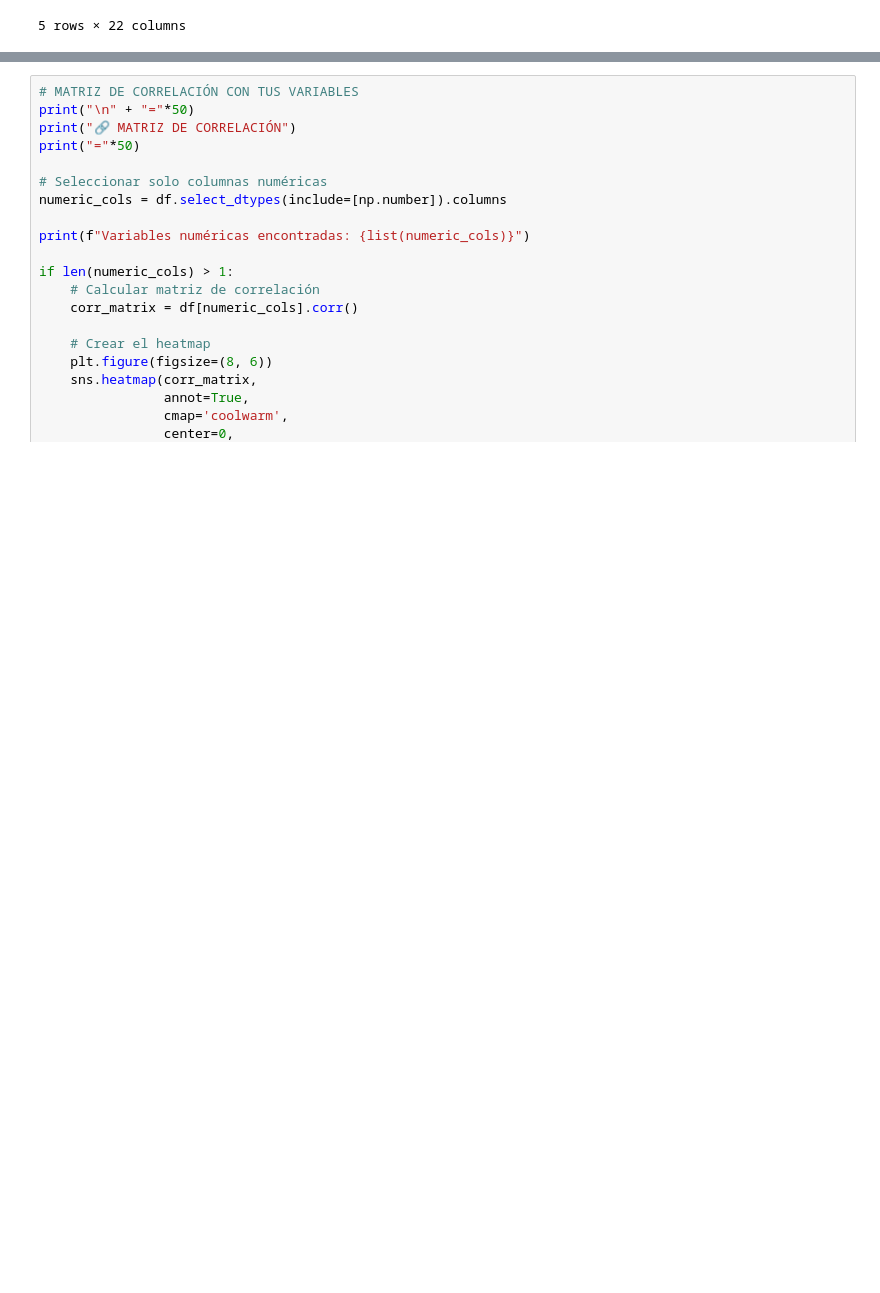
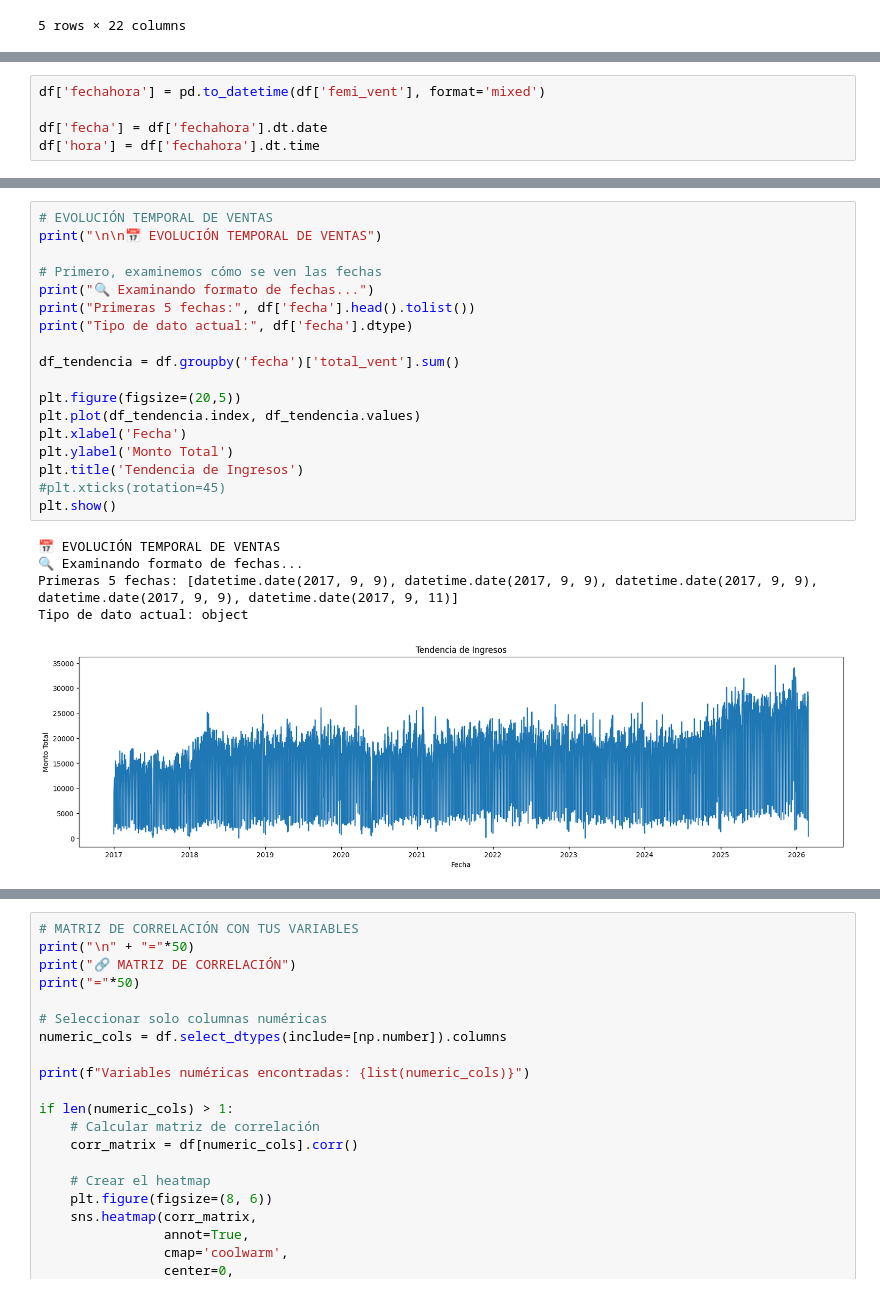
Before and after one commit to jhuarancca/ChiefAIOfficerProgram, a Jupyter notebook: CAIO_Entregable02_EDA.ipynb, the cells around one changed output, grey strips where cells are left out. Saved outputs shown, nothing was run; the diff lists cells and outputs as text; blank space fills up the shorter version.

```diff
--- a/CAIO_Entregable02_EDA.ipynb
+++ b/CAIO_Entregable02_EDA.ipynb
@@ -267,0 +168,5 @@ Ejemplo de fechas convertidas: [Timestamp('2026-02-24 00:00:00'), Timestamp('202
+# %%
+df['fechahora'] = pd.to_datetime(df['femi_vent'], format='mixed')
+
+df['fecha'] = df['fechahora'].dt.date
+df['hora'] = df['fechahora'].dt.time
@@ -267,0 +196,24 @@ Ejemplo de fechas convertidas: [Timestamp('2026-02-24 00:00:00'), Timestamp('202
+# %%
+# EVOLUCIÓN TEMPORAL DE VENTAS
+print("\n\n📅 EVOLUCIÓN TEMPORAL DE VENTAS")
+
+# Primero, examinemos cómo se ven las fechas
+print("🔍 Examinando formato de fechas...")
+print("Primeras 5 fechas:", df['fecha'].head().tolist())
+print("Tipo de dato actual:", df['fecha'].dtype)
+
+df_tendencia = df.groupby('fecha')['total_vent'].sum()
+
+plt.figure(figsize=(20,5))
+plt.plot(df_tendencia.index, df_tendencia.values)
+plt.xlabel('Fecha')
+plt.ylabel('Monto Total')
+plt.title('Tendencia de Ingresos')
+#plt.xticks(rotation=45)
+plt.show()
+# %% [output]
+📅 EVOLUCIÓN TEMPORAL DE VENTAS
+🔍 Examinando formato de fechas...
+Primeras 5 fechas: [datetime.date(2017, 9, 9), datetime.date(2017, 9, 9), datetime.date(2017, 9, 9), datetime.date(2017, 9, 9), datetime.date(2017, 9, 11)]
+Tipo de dato actual: object
+[figure, added]
```
Also changed, not shown: parts of 10 cells of this notebook.
